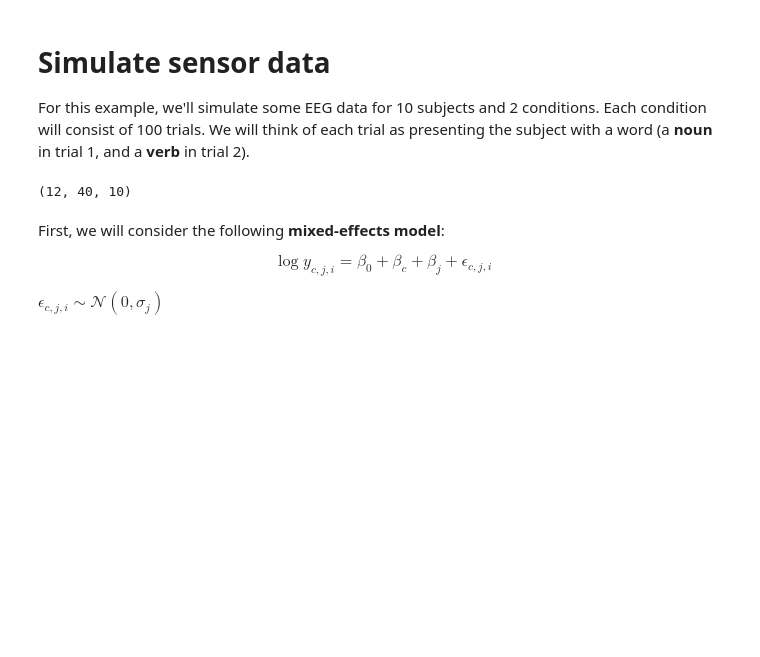
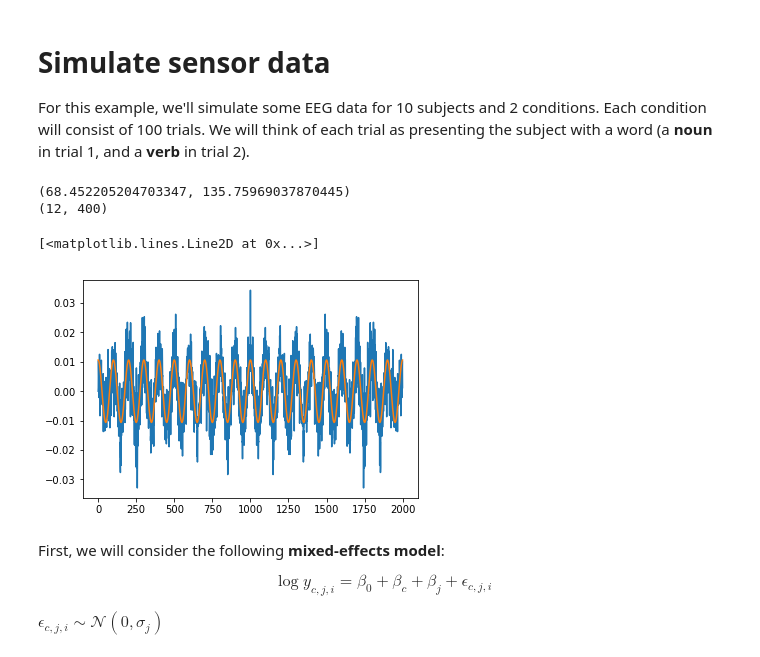
Before and after one commit to drammock/mne-mixmod-tut, a Jupyter notebook: mne_mixmod_tutorial.ipynb, the cells around one changed output. Cells and saved outputs as stored; diff of their text form; code cells hidden in the pictures; blank space fills up the shorter version.

Commit message:
WIP: simulated signals done

```diff
--- a/mne_mixmod_tutorial.ipynb
+++ b/mne_mixmod_tutorial.ipynb
@@ -8,5 +11,6 @@ rng = np.random.RandomState(12345)
 # %% [markdown]
 # Simulate sensor data
-For this example, we'll simulate some EEG data for 10 subjects and 2 conditions. Each condition will consist of 100 trials. We will think of each trial as presenting the subject with a word (a **noun** in trial 1, and a **verb**
+For this example, we'll simulate some EEG data for 10 subjects and 2 conditions. Each condition will consist of 100
+trials. We will think of each trial as presenting the subject with a word (a **noun** in trial 1, and a **verb**
 in trial 2).
 # %%
@@ -45,7 +32,52 @@ alpha_powers = (global_intercept +
-# %%
-alpha_powers.shape
-# %% [output]
-(12, 40, 10)
+# %%
+# simulation parameters
+global_intercept = 100
+subj_intercepts = rng.randn(len(subjs)) * 4
+cond_intercepts = np.repeat([11, 5], [len(nouns), len(verbs)])
+word_intercepts = rng.randn(len(words)) * 1.5
+trial_intercepts = np.tile(cond_intercepts + word_intercepts, trials_per_word)
+subj_noise = np.exp(1 + rng.randn(len(subjs)))
+
+eps = rng.randn(len(subjs), len(trials))
+
+alpha_powers = (global_intercept +
+                subj_intercepts[:, np.newaxis] +
+                trial_intercepts[np.newaxis, :] +
+                subj_noise[:, np.newaxis] * eps)
+# %%
+print((alpha_powers.min(), alpha_powers.max()))
+print(alpha_powers.shape)
+# %% [output]
+(68.452205204703347, 135.75969037870445)
+(12, 400)
+# %%
+# generate signals with the given alpha powers
+times = np.linspace(0, epoch_dur, int(epoch_dur * fs))
+signals = np.empty((len(subjs), len(trials), len(times)))
+
+fourier_freqs = np.fft.rfftfreq(len(times), d=1/fs)
+alpha_freqs = np.where(np.logical_and(fourier_freqs > 8, fourier_freqs < 12))[0]
+not_alpha_freqs = np.where(np.logical_or(fourier_freqs < 7, fourier_freqs > 13))[0]
+fourier_coefs = np.zeros((len(subjs), len(trials), len(fourier_freqs)))
+fourier_coefs[:, :, alpha_freqs[len(alpha_freqs) // 2]] = np.sqrt(alpha_powers)
+
+signals = np.fft.irfft(fourier_coefs, axis=-1)
+
+# make sure we didn't screw up:
+powr = np.fft.rfft(signals, axis=-1)
+powr = (powr * powr).sum(axis=-1)
+assert np.allclose(alpha_powers, powr)
+
+# add some energy outside alpha band
+fourier_coefs[:, :, not_alpha_freqs] = rng.rand(len(not_alpha_freqs))
+signal_plus_noise = np.fft.irfft(fourier_coefs, axis=-1)
+signal_plus_noise[:, :, 0] = 0.  # hack to avoid cosine phase issue
+
+plt.plot(signal_plus_noise[0,0,:])
+plt.plot(signals[0,0,:])
+# %% [output]
+[<matplotlib.lines.Line2D at 0x...>]
+[figure, added]
 # %% [markdown]
 First, we will consider the following **mixed-effects model**:
 
```
Also changed, not shown: parts of 2 cells of this notebook.
